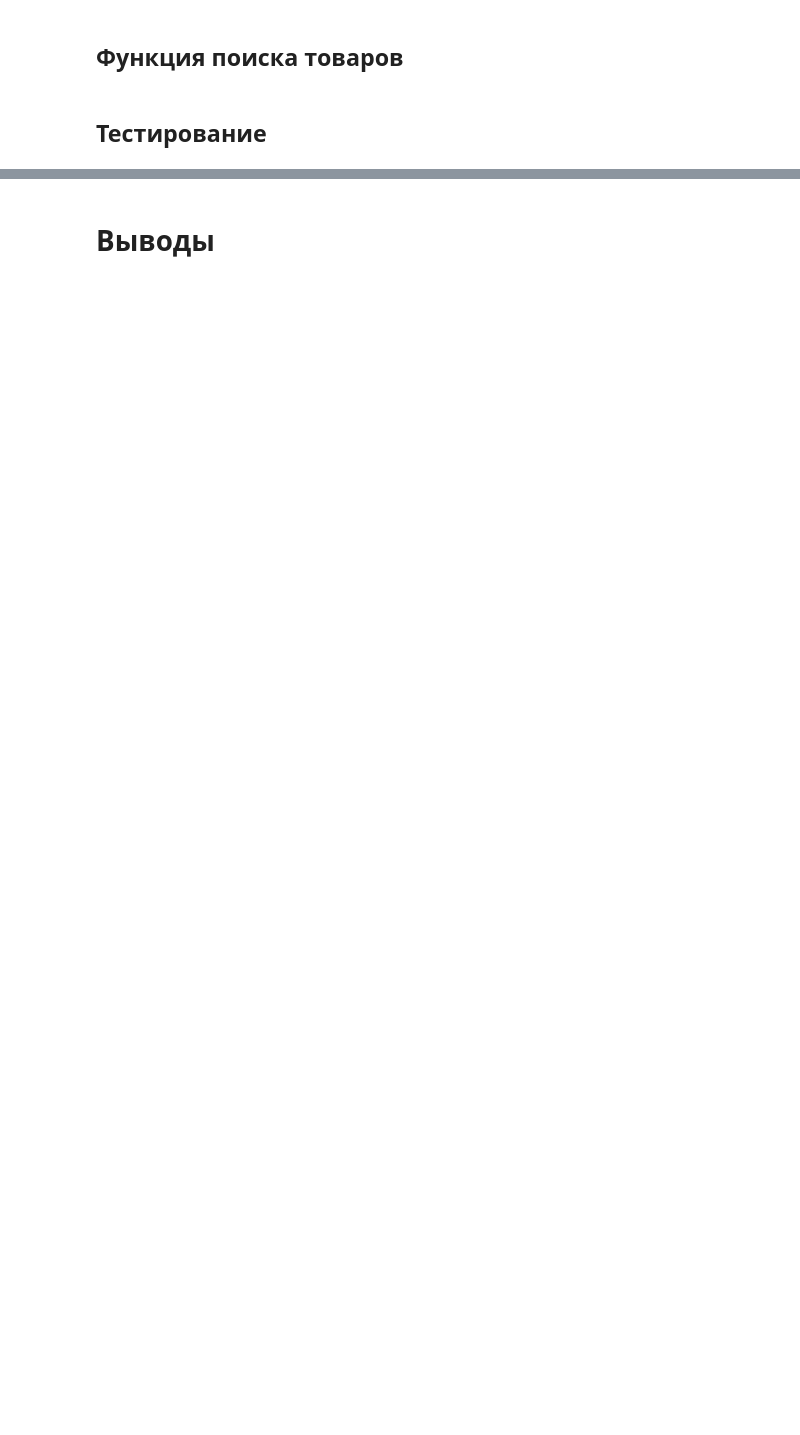
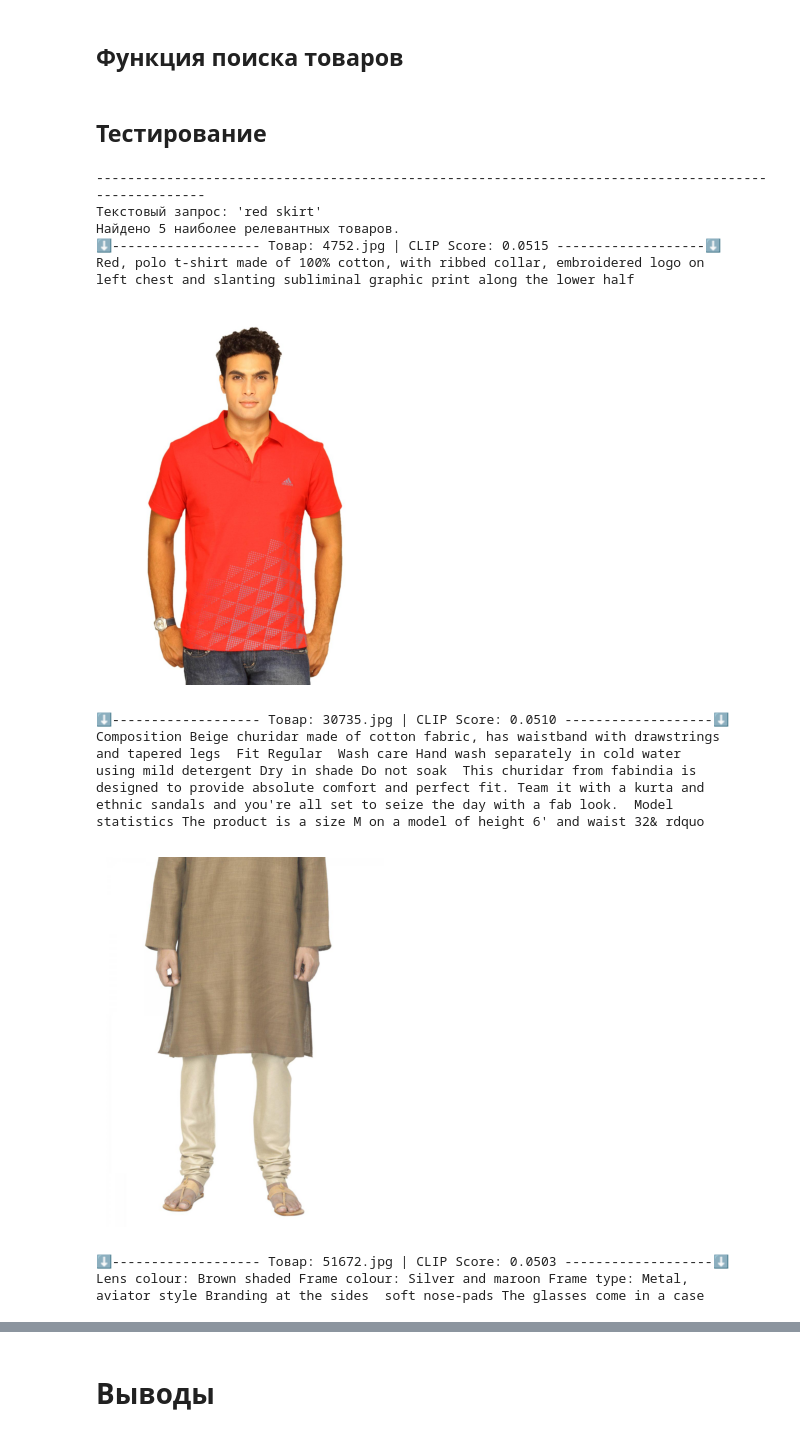
Before and after one commit to evgeny-ydsc/DLE-NLP, a Jupyter notebook: 3.4 CLIP SFT/Product-search-by-CLIP-SFT.ipynb, the cells around one changed output, grey strips where cells are left out. Cells and saved outputs as stored; diff of their text form; code cells hidden in the pictures; blank space fills up the shorter version.

```diff
--- a/3.4 CLIP SFT/Product-search-by-CLIP-SFT.ipynb
+++ b/3.4 CLIP SFT/Product-search-by-CLIP-SFT.ipynb
@@ -450,0 +624,6 @@ with torch.no_grad():
+# %%
+model_search = CLIPModel.from_pretrained(MODEL_NAME).to(device)
+model_search.load_state_dict(torch.load(BEST_CHECKPOINT_PATH, map_location=device))
+model_search.eval()
+processor_search = CLIPProcessor.from_pretrained(MODEL_NAME)
+tokenizer_search = CLIPTokenizer.from_pretrained(MODEL_NAME)
@@ -450,0 +650,2 @@ with torch.no_grad():
+# %%
+df['description'] = df['description'].fillna('')
@@ -451,2 +699,30 @@ with torch.no_grad():
 # %% [markdown]
 ## Функция поиска товаров
+# %%
+def show_results(results_df, query):
+    pd.options.display.max_colwidth = 1000
+
+    print("-" * 100)
+    print(f"Текстовый запрос: '{query}'")
+    print(f"Найдено {len(results_df)} наиболее релевантных товаров.")
+
+    for _, row in results_df.iterrows():
+        image_path = os.path.join(IMAGES_PATH, row['image'])
+
+        try:
+            image = Image.open(image_path)
+
+            print(f"⬇------------------- Товар: {row['image']} | CLIP Score: {row['Similarity Score']:.4f} -------------------⬇")
+
+            # Используем textwrap для переноса описания
+            wrapped_description = textwrap.fill(row['description'], width=80)
+            print(wrapped_description)
+
+            plt.imshow(image)
+            plt.axis('off')
+            plt.show()
+
+        except FileNotFoundError:
+            print(f"Ошибка: Файл не найден по пути {image_path}. Пропускаем отображение.")
+        except Exception as e:
+            print(f"Произошла ошибка при обработке изображения: {e}. Пропускаем отображение.")
@@ -453,2 +766,30 @@ with torch.no_grad():
 # %% [markdown]
 ## Тестирование
+# %%
+search_products(
+    model=model_search,
+    tokenizer=tokenizer_search,
+    df_indexed=df_indexed,
+    query="red skirt",
+    k=5,
+    device=device,
+)
+# %% [output]
+----------------------------------------------------------------------------------------------------
+Текстовый запрос: 'red skirt'
+Найдено 5 наиболее релевантных товаров.
+⬇------------------- Товар: 4752.jpg | CLIP Score: 0.0515 -------------------⬇
+Red, polo t-shirt made of 100% cotton, with ribbed collar, embroidered logo on
+left chest and slanting subliminal graphic print along the lower half
+[figure, added]
+⬇------------------- Товар: 30735.jpg | CLIP Score: 0.0510 -------------------⬇
+Composition Beige churidar made of cotton fabric, has waistband with drawstrings
+and tapered legs  Fit Regular  Wash care Hand wash separately in cold water
+using mild detergent Dry in shade Do not soak  This churidar from fabindia is
+designed to provide absolute comfort and perfect fit. Team it with a kurta and
+ethnic sandals and you're all set to seize the day with a fab look.  Model
+statistics The product is a size M on a model of height 6' and waist 32& rdquo
+[figure, added]
+⬇------------------- Товар: 51672.jpg | CLIP Score: 0.0503 -------------------⬇
+Lens colour: Brown shaded Frame colour: Silver and maroon Frame type: Metal,
+aviator style Branding at the sides  soft nose-pads The glasses come in a case
```
Also changed, not shown: parts of 28 cells of this notebook.
